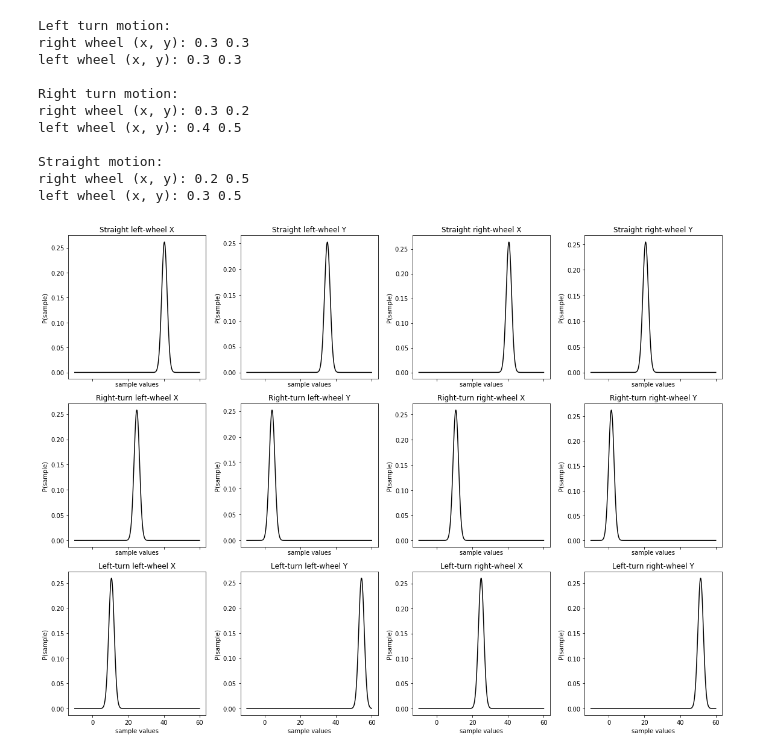
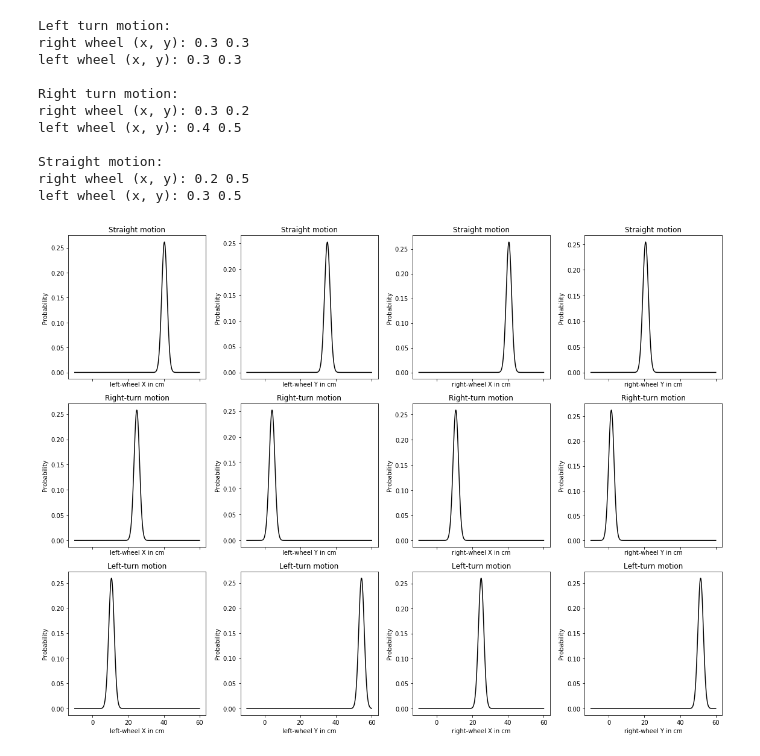
Before and after one commit to pranjaldhole/SEE, a Jupyter notebook: 20180503/SEEHomework_AbhishekPadalkar_MaxMensing_PranjalDhole_20180503.ipynb, the cells around one changed output. Drawn from its saved outputs; the diff is of its cells as text; code cells hidden in the pictures.

```diff
--- a/20180503/SEEHomework_AbhishekPadalkar_MaxMensing_PranjalDhole_20180503.ipynb
+++ b/20180503/SEEHomework_AbhishekPadalkar_MaxMensing_PranjalDhole_20180503.ipynb
@@ -346,81 +346,81 @@ f, axes = plt.subplots(3, 4, figsize=(16, 12), sharex=True)
 # Straight motion
 x, y = get_distribution(wheel_Lx_s)
 axes[0,0].plot(x, y, color='black')
-axes[0,0].set_xlabel('sample values')
-axes[0,0].set_ylabel('P(sample)')
-axes[0,0].set_title(motions[0]+wheels[0]+'X')
+axes[0,0].set_xlabel(wheels[0]+'X in cm')
+axes[0,0].set_ylabel('Probability')
+axes[0,0].set_title(motions[0] + 'motion')
 
 x, y = get_distribution(wheel_Ly_s)
 axes[0,1].plot(x, y, color='black')
-axes[0,1].set_xlabel('sample values')
-axes[0,1].set_ylabel('P(sample)')
-axes[0,1].set_title(motions[0]+wheels[0]+'Y')
+axes[0,1].set_xlabel(wheels[0]+'Y in cm')
+axes[0,1].set_ylabel('Probability')
+axes[0,1].set_title(motions[0] + 'motion')
 
 x, y = get_distribution(wheel_Rx_s)
 axes[0,2].plot(x, y, color='black')
-axes[0,2].set_xlabel('sample values')
-axes[0,2].set_ylabel('P(sample)')
-axes[0,2].set_title(motions[0]+wheels[1]+'X')
+axes[0,2].set_xlabel(wheels[1]+'X in cm')
+axes[0,2].set_ylabel('Probability')
+axes[0,2].set_title(motions[0] + 'motion')
 
 x, y = get_distribution(wheel_Ry_s)
 axes[0,3].plot(x, y, color='black')
-axes[0,3].set_xlabel('sample values')
-axes[0,3].set_ylabel('P(sample)')
-axes[0,3].set_title(motions[0]+wheels[1]+'Y')
+axes[0,3].set_xlabel(wheels[1]+'Y in cm')
+axes[0,3].set_ylabel('Probability')
+axes[0,3].set_title(motions[0] + 'motion')
 
 # Right Turn motion
 x, y = get_distribution(wheel_Lx_r)
 axes[1,0].plot(x, y, color='black')
-axes[1,0].set_xlabel('sample values')
-axes[1,0].set_ylabel('P(sample)')
-axes[1,0].set_title(motions[1]+wheels[0]+'X')
+axes[1,0].set_xlabel(wheels[0]+'X in cm')
+axes[1,0].set_ylabel('Probability')
+axes[1,0].set_title(motions[1] + 'motion')
 
 x, y = get_distribution(wheel_Ly_r)
 axes[1,1].plot(x, y, color='black')
-axes[1,1].set_xlabel('sample values')
-axes[1,1].set_ylabel('P(sample)')
-axes[1,1].set_title(motions[1]+wheels[0]+'Y')
+axes[1,1].set_xlabel(wheels[0]+'Y in cm')
+axes[1,1].set_ylabel('Probability')
+axes[1,1].set_title(motions[1] + 'motion')
 
 x, y = get_distribution(wheel_Rx_r)
 axes[1,2].plot(x, y, color='black')
-axes[1,2].set_xlabel('sample values')
-axes[1,2].set_ylabel('P(sample)')
-axes[1,2].set_title(motions[1]+wheels[1]+'X')
+axes[1,2].set_xlabel(wheels[1]+'X in cm')
+axes[1,2].set_ylabel('Probability')
+axes[1,2].set_title(motions[1] + 'motion')
 
 x, y = get_distribution(wheel_Ry_r)
 axes[1,3].plot(x, y, color='black')
-axes[1,3].set_xlabel('sample values')
-axes[1,3].set_ylabel('P(sample)')
-axes[1,3].set_title(motions[1]+wheels[1]+'Y')
+axes[1,3].set_xlabel(wheels[1]+'Y in cm')
+axes[1,3].set_ylabel('Probability')
+axes[1,3].set_title(motions[1] + 'motion')
 
 # Left turn motion
 x, y = get_distribution(wheel_Lx_l)
 axes[2,0].plot(x, y, color='black')
-axes[2,0].set_xlabel('sample values')
-axes[2,0].set_ylabel('P(sample)')
-axes[2,0].set_title(motions[2]+wheels[0]+'X')
+axes[2,0].set_xlabel(wheels[0]+'X in cm')
+axes[2,0].set_ylabel('Probability')
+axes[2,0].set_title(motions[2] + 'motion')
 
 x, y = get_distribution(wheel_Ly_l)
 axes[2,1].plot(x, y, color='black')
-axes[2,1].set_xlabel('sample values')
-axes[2,1].set_ylabel('P(sample)')
-axes[2,1].set_title(motions[2]+wheels[0]+'Y')
+axes[2,1].set_xlabel(wheels[0]+'Y in cm')
+axes[2,1].set_ylabel('Probability')
+axes[2,1].set_title(motions[2] + 'motion')
 
 x, y = get_distribution(wheel_Rx_l)
 axes[2,2].plot(x, y, color='black')
-axes[2,2].set_xlabel('sample values')
-axes[2,2].set_ylabel('P(sample)')
-axes[2,2].set_title(motions[2]+wheels[1]+'X')
+axes[2,2].set_xlabel(wheels[1]+'X in cm')
+axes[2,2].set_ylabel('Probability')
+axes[2,2].set_title(motions[2] + 'motion')
 
 x, y = get_distribution(wheel_Ry_l)
 axes[2,3].plot(x, y, color='black')
-axes[2,3].set_xlabel('sample values')
-axes[2,3].set_ylabel('P(sample)')
-axes[2,3].set_title(motions[2]+wheels[1]+'Y')
+axes[2,3].set_xlabel(wheels[1]+'Y in cm')
+axes[2,3].set_ylabel('Probability')
+axes[2,3].set_title(motions[2] + 'motion')
 
 f.savefig('images/gaussian_fits')
 plt.tight_layout()
 plt.show()
 plt.close()
 # %% [output]
-[figure, old version]
+[figure, new version]
```
Also changed, not shown: 2 other files.
